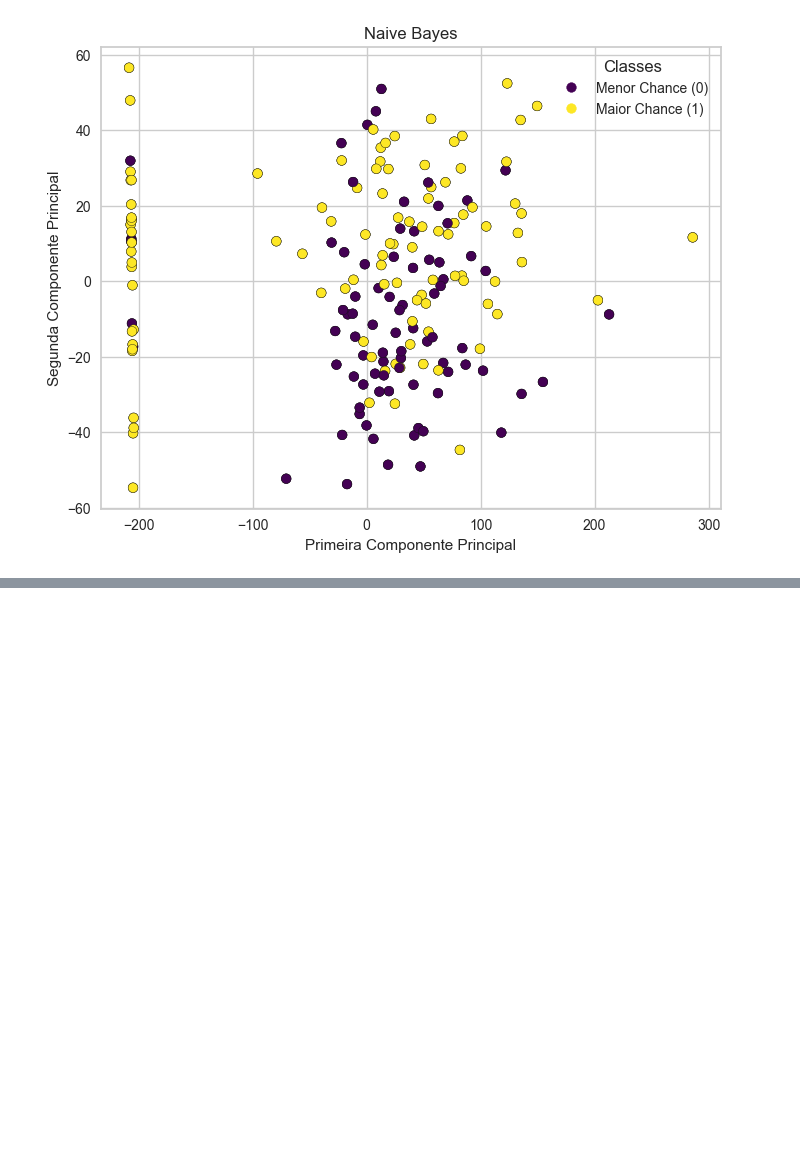
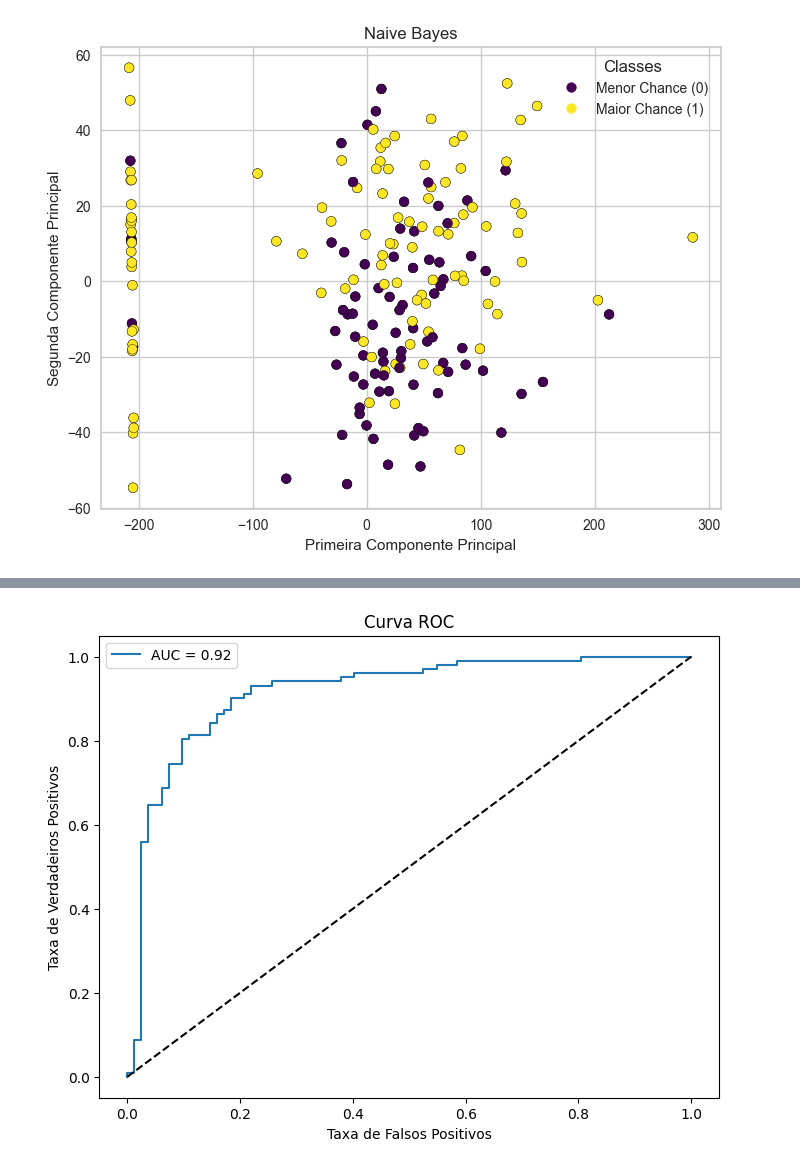
Before and after one commit to beatriz-fulgencio/tp-ia, a Jupyter notebook: arq1.ipynb, the cells around one changed output, grey strips where cells are left out. Cells and saved outputs as stored; diff of their text form; code cells hidden in the pictures; blank space fills up the shorter version.

```diff
--- a/arq1.ipynb
+++ b/arq1.ipynb
@@ -397,0 +441,21 @@ Variância acumulativa explicada: [0.92404197 0.97433616]
+# %%
+from sklearn.metrics import roc_curve, roc_auc_score
+
+y_prob = model.predict_proba(X_teste)[:, 1]
+
+# Curva ROC
+fpr, tpr, thresholds = roc_curve(y_teste, y_prob)
+
+# AUC
+auc = roc_auc_score(y_teste, y_prob)
+
+plt.figure(figsize=(8, 6))
+plt.plot(fpr, tpr, label=f'AUC = {auc:.2f}')
+plt.plot([0, 1], [0, 1], 'k--')
+plt.title('Curva ROC')
+plt.xlabel('Taxa de Falsos Positivos')
+plt.ylabel('Taxa de Verdadeiros Positivos')
+plt.legend()
+plt.show()
+# %% [output]
+[figure, added]
```
Also changed, not shown: parts of 6 cells of this notebook.
